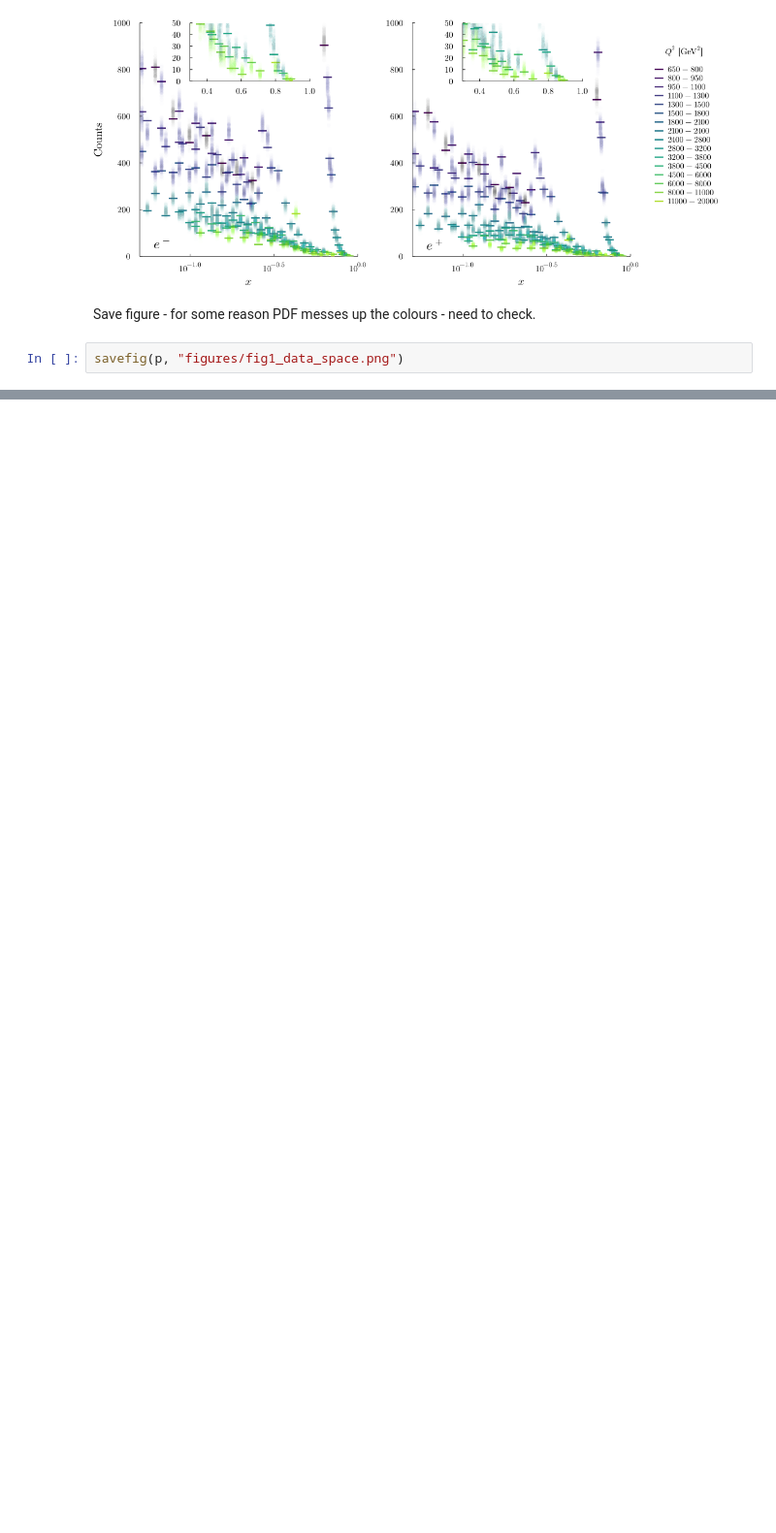
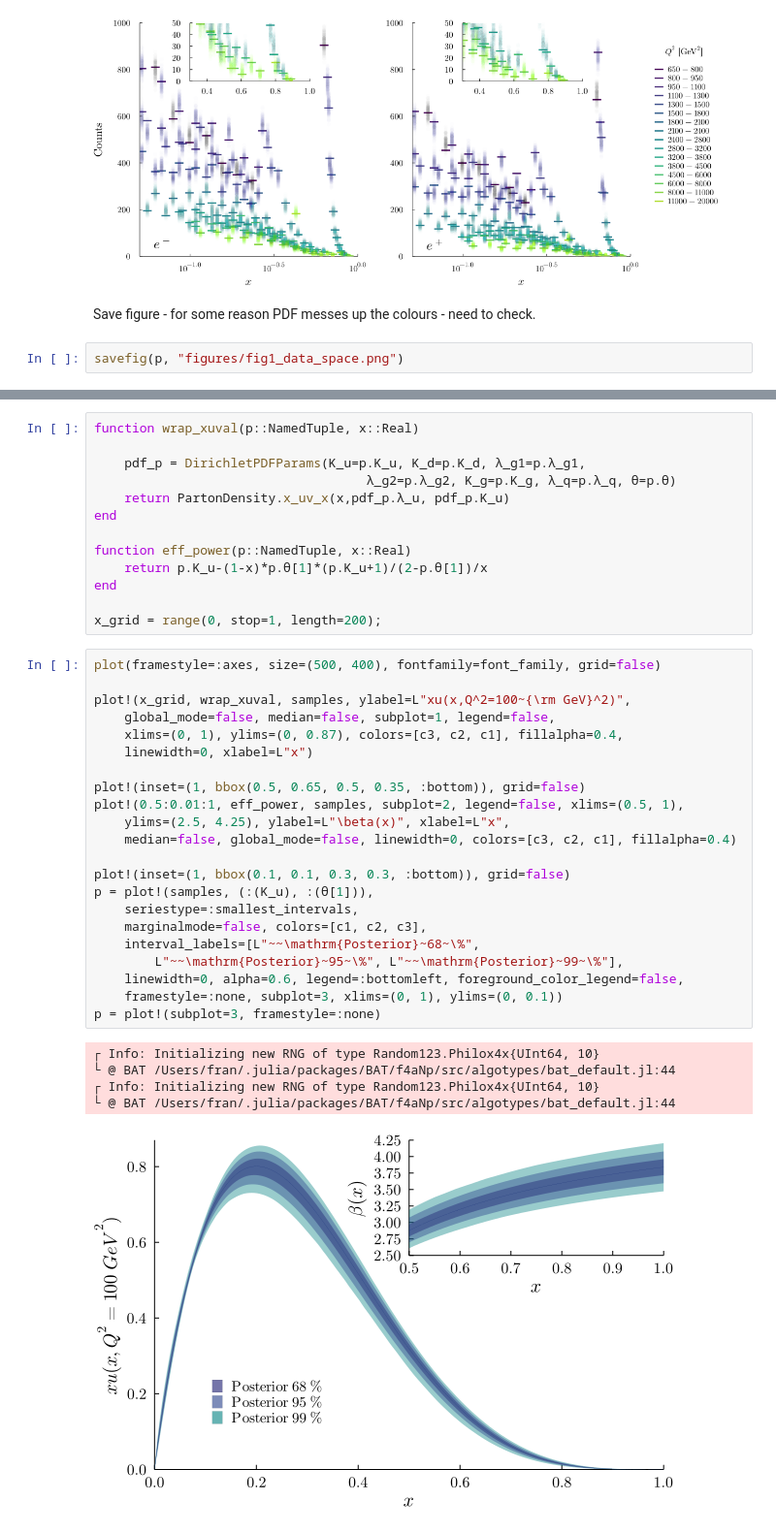
Before and after one commit to mppmu/high-x-parton-pdf-inference, a Jupyter notebook: plots_for_paper.ipynb, the cells around one changed output, grey strips where cells are left out. Shown at 97% size. Drawn from its saved outputs; the diff is of its cells as text; blank space fills up the shorter version.

```diff
--- a/plots_for_paper.ipynb
+++ b/plots_for_paper.ipynb
@@ -220,0 +327,41 @@ Coming soon!
+# %%
+function wrap_xuval(p::NamedTuple, x::Real)
+
+    pdf_p = DirichletPDFParams(K_u=p.K_u, K_d=p.K_d, λ_g1=p.λ_g1,
+                                    λ_g2=p.λ_g2, K_g=p.K_g, λ_q=p.λ_q, θ=p.θ)
+    return PartonDensity.x_uv_x(x,pdf_p.λ_u, pdf_p.K_u)
+end
+
+function eff_power(p::NamedTuple, x::Real)
+    return p.K_u-(1-x)*p.θ[1]*(p.K_u+1)/(2-p.θ[1])/x
+end
+
+x_grid = range(0, stop=1, length=200);
+# %%
+plot(framestyle=:axes, size=(500, 400), fontfamily=font_family, grid=false)
+
+plot!(x_grid, wrap_xuval, samples, ylabel=L"xu(x,Q^2=100~{\rm GeV}^2)",
+    global_mode=false, median=false, subplot=1, legend=false,
+    xlims=(0, 1), ylims=(0, 0.87), colors=[c3, c2, c1], fillalpha=0.4,
+    linewidth=0, xlabel=L"x")
+
+plot!(inset=(1, bbox(0.5, 0.65, 0.5, 0.35, :bottom)), grid=false)
+plot!(0.5:0.01:1, eff_power, samples, subplot=2, legend=false, xlims=(0.5, 1),
+    ylims=(2.5, 4.25), ylabel=L"\beta(x)", xlabel=L"x",
+    median=false, global_mode=false, linewidth=0, colors=[c3, c2, c1], fillalpha=0.4)
+
+plot!(inset=(1, bbox(0.1, 0.1, 0.3, 0.3, :bottom)), grid=false)
+p = plot!(samples, (:(K_u), :(θ[1])),
+    seriestype=:smallest_intervals,
+    marginalmode=false, colors=[c1, c2, c3],
+    interval_labels=[L"~~\mathrm{Posterior}~68~\%",
+        L"~~\mathrm{Posterior}~95~\%", L"~~\mathrm{Posterior}~99~\%"],
+    linewidth=0, alpha=0.6, legend=:bottomleft, foreground_color_legend=false,
+    framestyle=:none, subplot=3, xlims=(0, 1), ylims=(0, 0.1))
+p = plot!(subplot=3, framestyle=:none)
+# %% [output]
+┌ Info: Initializing new RNG of type Random123.Philox4x{UInt64, 10}
+└ @ BAT /Users/fran/.julia/packages/BAT/f4aNp/src/algotypes/bat_default.jl:44
+┌ Info: Initializing new RNG of type Random123.Philox4x{UInt64, 10}
+└ @ BAT /Users/fran/.julia/packages/BAT/f4aNp/src/algotypes/bat_default.jl:44
+[figure, added]
```
Also changed, not shown: parts of 12 cells of this notebook, 3 other files.
